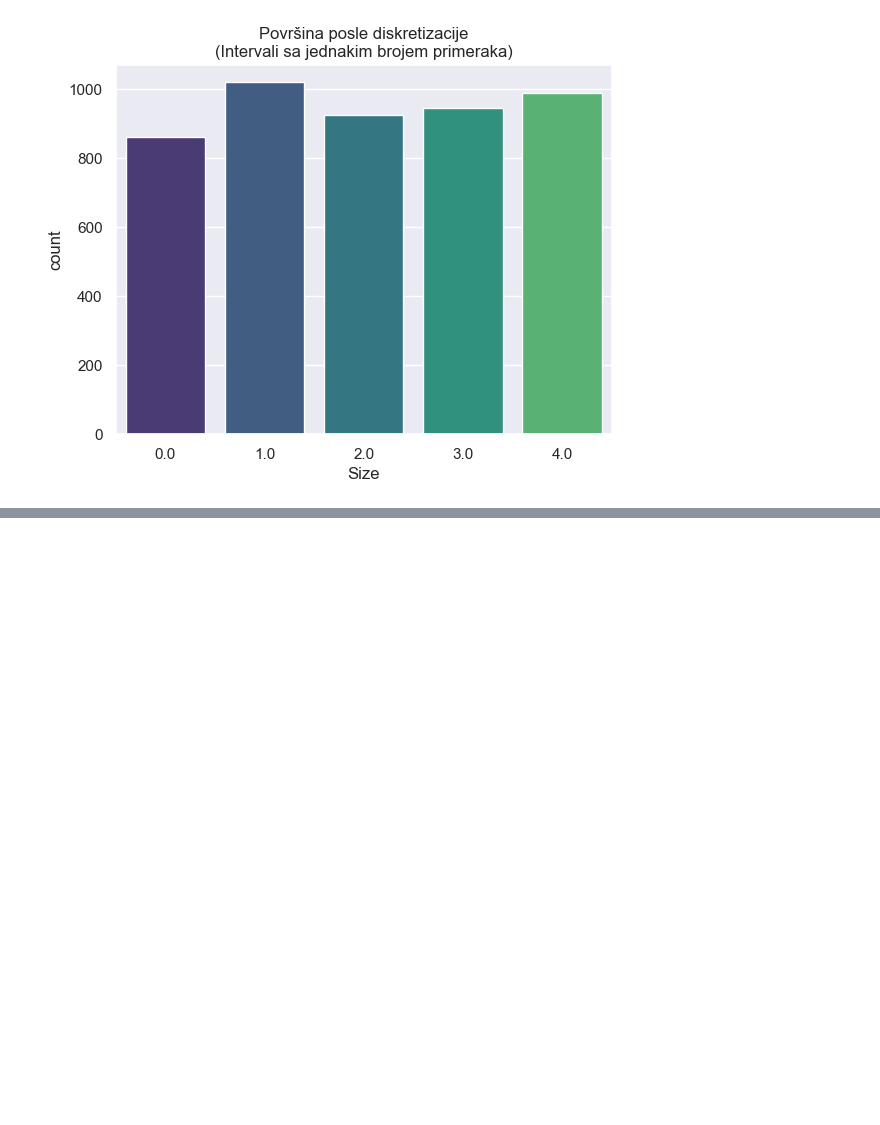
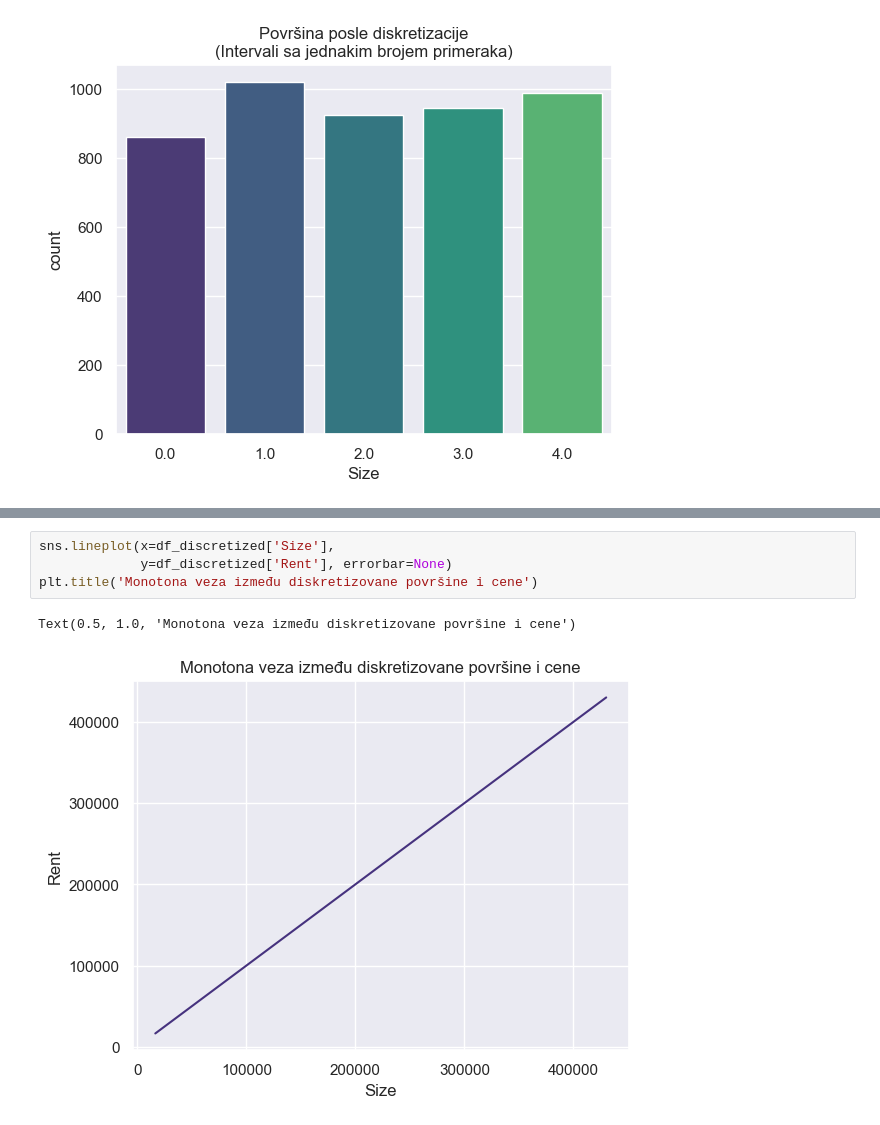
Before and after one commit to matija-speletic/preprocesiranje_seminarski_1, a Jupyter notebook: Transformacija_podataka_prakticni_deo.ipynb, the cells around one changed output, grey strips where cells are left out. Saved outputs shown, nothing was run; the diff lists cells and outputs as text; blank space fills up the shorter version.

```diff
--- a/Transformacija_podataka_prakticni_deo.ipynb
+++ b/Transformacija_podataka_prakticni_deo.ipynb
@@ -727,0 +775,7 @@ sns.countplot(x='Size', data=df_discretized)
+# %%
+sns.lineplot(x=df_discretized['Size'],
+             y=df_discretized['Rent'], errorbar=None)
+plt.title('Monotona veza između diskretizovane površine i cene')
+# %% [output]
+Text(0.5, 1.0, 'Monotona veza između diskretizovane površine i cene')
+[figure, added]
```
Also changed, not shown: parts of 11 cells of this notebook.
